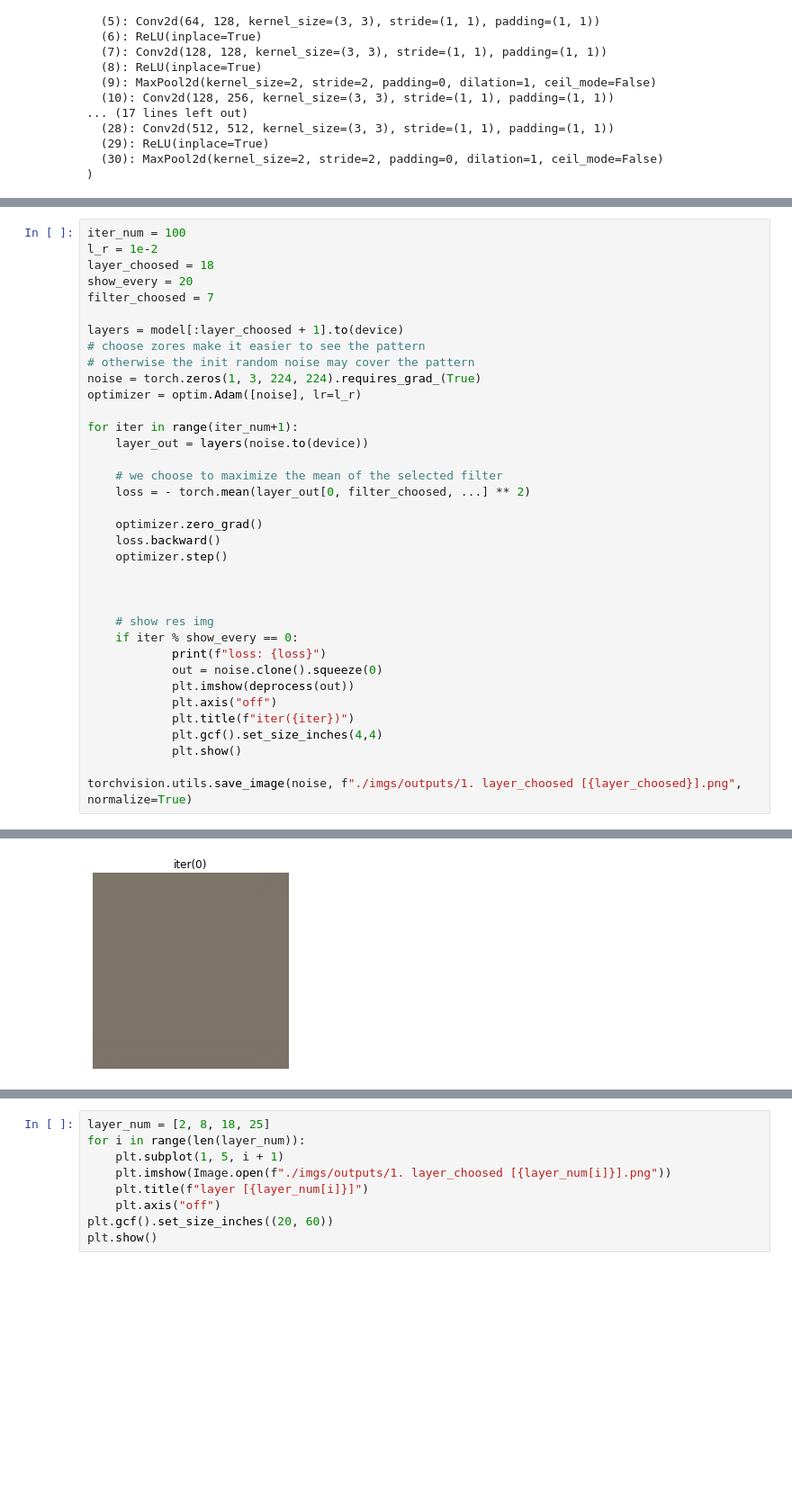
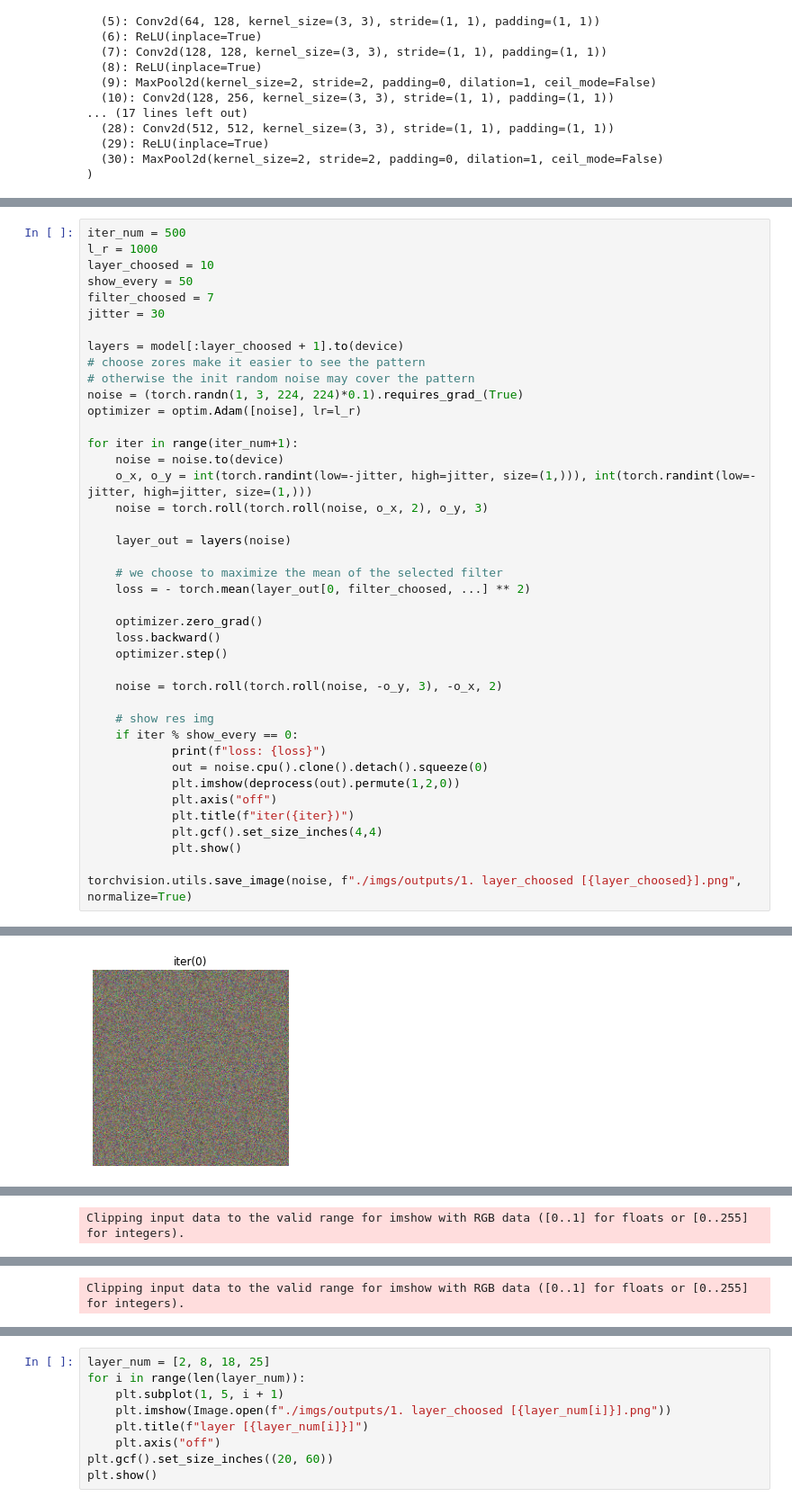
Before and after one commit to shaotao-art/neuron-network-visualizing-and-understanding, a Jupyter notebook: 1. dive into network.ipynb, the cells around one changed output, grey strips where cells are left out. Shown at 90% size. Drawn from its saved outputs; the diff is of its cells as text; blank space fills up the shorter version.

```diff
--- a/1. dive into network.ipynb
+++ b/1. dive into network.ipynb
@@ -53,18 +64,23 @@ Sequential(
 # %%
-iter_num = 100
-l_r = 1e-2
-layer_choosed = 18
-show_every = 20
+iter_num = 500
+l_r = 1000
+layer_choosed = 10
+show_every = 50
 filter_choosed = 7
+jitter = 30
 
 layers = model[:layer_choosed + 1].to(device)
 # choose zores make it easier to see the pattern
 # otherwise the init random noise may cover the pattern
-noise = torch.zeros(1, 3, 224, 224).requires_grad_(True)
+noise = (torch.randn(1, 3, 224, 224)*0.1).requires_grad_(True)
 optimizer = optim.Adam([noise], lr=l_r)
 
 for iter in range(iter_num+1):
-    layer_out = layers(noise.to(device))
+    noise = noise.to(device)
+    o_x, o_y = int(torch.randint(low=-jitter, high=jitter, size=(1,))), int(torch.randint(low=-jitter, high=jitter, size=(1,)))
+    noise = torch.roll(torch.roll(noise, o_x, 2), o_y, 3)
+
+    layer_out = layers(noise)
 
     # we choose to maximize the mean of the selected filter
     loss = - torch.mean(layer_out[0, filter_choosed, ...] ** 2)
@@ -73,13 +89,13 @@ for iter in range(iter_num+1):
     loss.backward()
     optimizer.step()
 
-
+    noise = torch.roll(torch.roll(noise, -o_y, 3), -o_x, 2)
 
     # show res img
     if iter % show_every == 0:
             print(f"loss: {loss}")
-            out = noise.clone().squeeze(0)
-            plt.imshow(deprocess(out))
+            out = noise.cpu().clone().detach().squeeze(0)
+            plt.imshow(deprocess(out).permute(1,2,0))
             plt.axis("off")
             plt.title(f"iter({iter})")
             plt.gcf().set_size_inches(4,4)
@@ -91 +108 @@ loss: -0.005730750970542431
-[figure, old version]
+[figure, new version]
@@ -92,0 +109 @@ loss: -1170.5487060546875
+Clipping input data to the valid range for imshow with RGB data ([0..1] for floats or [0..255] for integers).
@@ -94,0 +112 @@ loss: -4830.3271484375
+Clipping input data to the valid range for imshow with RGB data ([0..1] for floats or [0..255] for integers).
```
Also changed, not shown: parts of 2 cells of this notebook, 33 other files.
